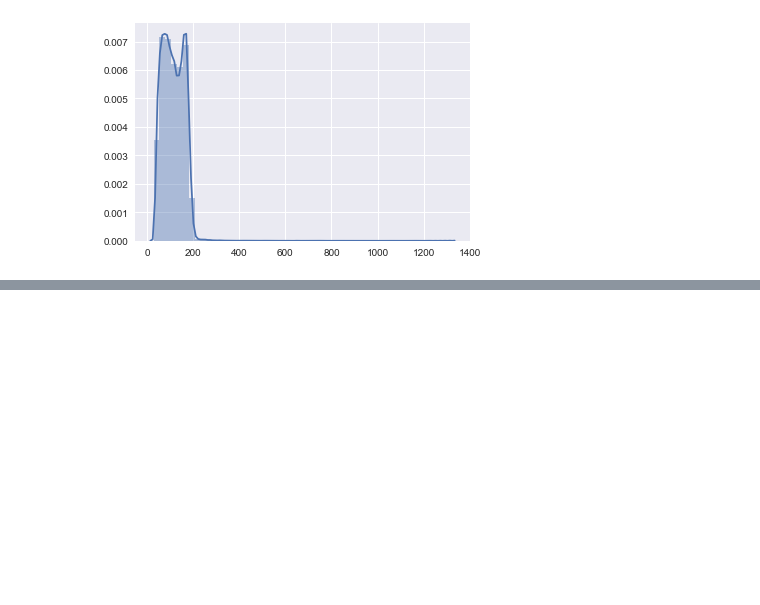
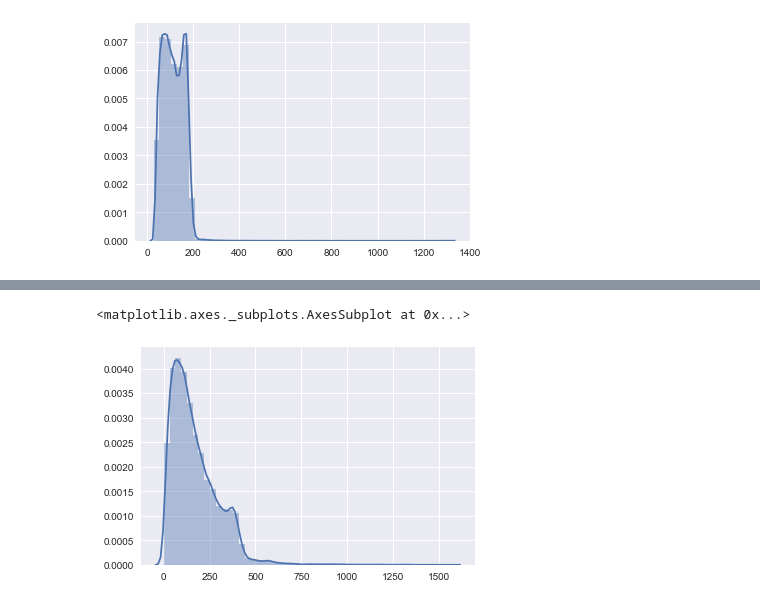
Before and after one commit to kearnsw/WebQA, a Jupyter notebook: notebooks/observe_data.ipynb, the cells around one changed output, grey strips where cells are left out. Cells and saved outputs as stored; diff of their text form; code cells hidden in the pictures; blank space fills up the shorter version.

Commit message:
visualize data

```diff
--- a/notebooks/observe_data.ipynb
+++ b/notebooks/observe_data.ipynb
@@ -99,0 +98,5 @@ sns.distplot(np_QA_lengths)
+# %%
+sns.distplot(QA_question_lengths, label="Medhelp question length")
+# %% [output]
+<matplotlib.axes._subplots.AxesSubplot at 0x...>
+[figure, added]
```
Also changed, not shown: parts of 4 cells of this notebook, 1 other file.
